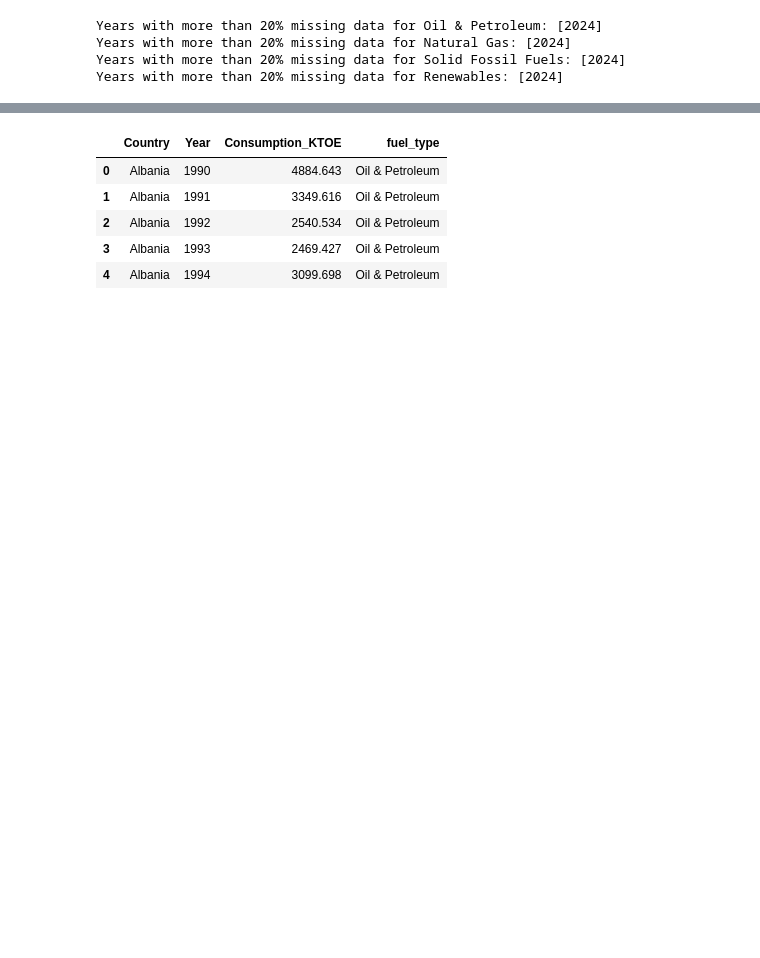
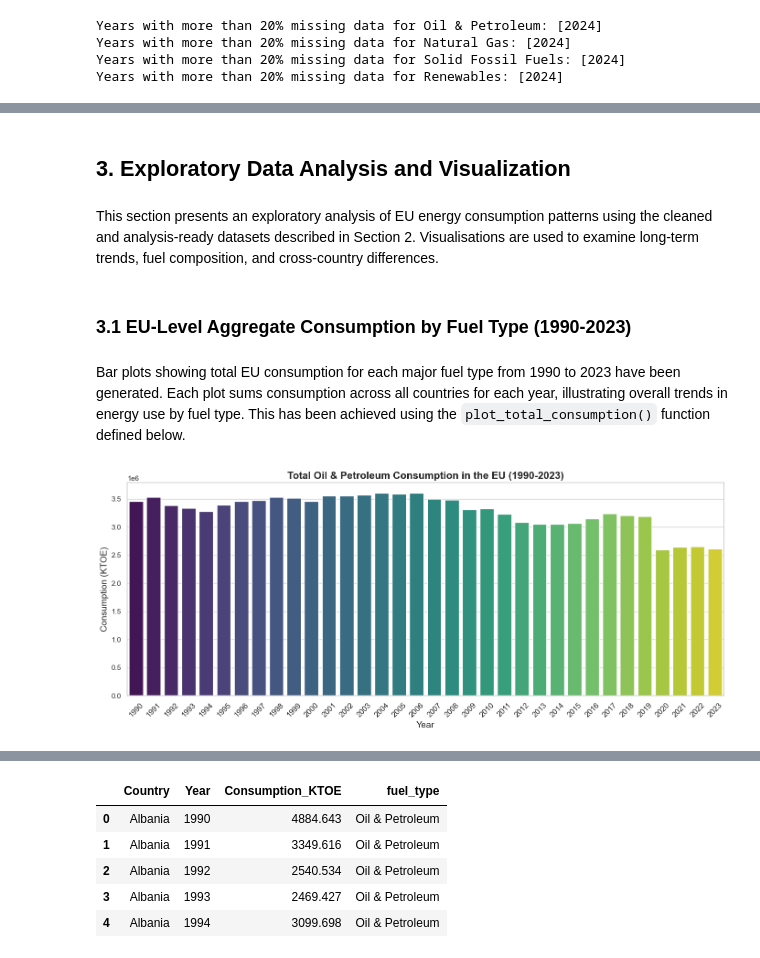
Before and after one commit to AnnaLozenko/PFDA_Project, a Jupyter notebook: eu_energy_sources_analysis.ipynb, the cells around one changed output, grey strips where cells are left out. Saved outputs shown, nothing was run; the diff lists cells and outputs as text; code cells hidden in the pictures; blank space fills up the shorter version.

Commit message:
Sections re-organized

```diff
--- a/eu_energy_sources_analysis.ipynb
+++ b/eu_energy_sources_analysis.ipynb
@@ -384,5 +411,5 @@ To ensure robust analysis, years with significant missing data (more than 20% of
 # %%
-def excluded_years(pivot_df, fuel_name, threshold=0.2):
+def filter_incomplete_years(pivot_df, fuel_name, threshold=0.2):
     """
     Prints years with more than a given fraction of missing values for a single fuel type
     and returns a pivot table excluding those years.
@@ -478,19 +452,0 @@ plt.show()
-# %%
-# # Sum all countries for each year for the natural gas dataset
-gas_total = natural_gas_pivot.sum(axis=0)  # sum along rows
-
-# Convert Series to DataFrame
-gas_total_df = gas_total.reset_index()
-gas_total_df.columns = ['Year', 'Consumption']
-
-colors = sns.color_palette("viridis", len(gas_total_df))
-
-plt.figure(figsize=(14,6))
-sns.barplot(x='Year', y='Consumption', data=gas_total_df, palette=colors, hue= 'Year', legend=False)
-
-plt.title("Total Natural Gas Consumption in the EU")
-plt.xlabel("Year")
-plt.ylabel("Consumption (ktoe)")
-plt.xticks(rotation=45)
-plt.tight_layout()
-plt.show()
@@ -499,20 +452,0 @@ plt.show()
-# %%
-# # Sum all countries for each year for the renewables dataset
-renew_total = renewables_pivot.sum(axis=0)  # sum along rows
-
-# Convert Series to DataFrame
-renew_total_df = renew_total.reset_index()
-renew_total_df.columns = ['Year', 'Consumption']
-
-# Create a color palette matching the number of bars
-colors = sns.color_palette("viridis", len(renew_total_df))
-
-plt.figure(figsize=(14,6))
-sns.barplot(x='Year', y='Consumption', data=renew_total_df, palette=colors, hue= 'Year', legend=False)
-
-plt.title("Total Renewables Consumption in the EU")
-plt.xlabel("Year")
-plt.ylabel("Consumption (ktoe)")
-plt.xticks(rotation=45)
-plt.tight_layout()
-plt.show()
@@ -520,0 +493,8 @@ plt.show()
+# %% [markdown]
+## 3. Exploratory Data Analysis and Visualization
+# %% [markdown]
+This section presents an exploratory analysis of EU energy consumption patterns using the cleaned and analysis-ready datasets described in Section 2. Visualisations are used to examine long-term trends, fuel composition, and cross-country differences.
+# %% [markdown]
+### 3.1 EU-Level Aggregate Consumption by Fuel Type (1990-2023)
+# %% [markdown]
+Bar plots showing total EU consumption for each major fuel type from 1990 to 2023 have been generated. Each plot sums consumption across all countries for each year, illustrating overall trends in energy use by fuel type. This has been achieved using the `plot_total_consumption()` function defined below.
@@ -520,0 +548,4 @@ plt.show()
+# %%
+plot_total_consumption(oil_petrol_pivot, "Oil & Petroleum")
+# %% [output]
+[figure, added]
```
Also changed, not shown: parts of 58 cells of this notebook.
